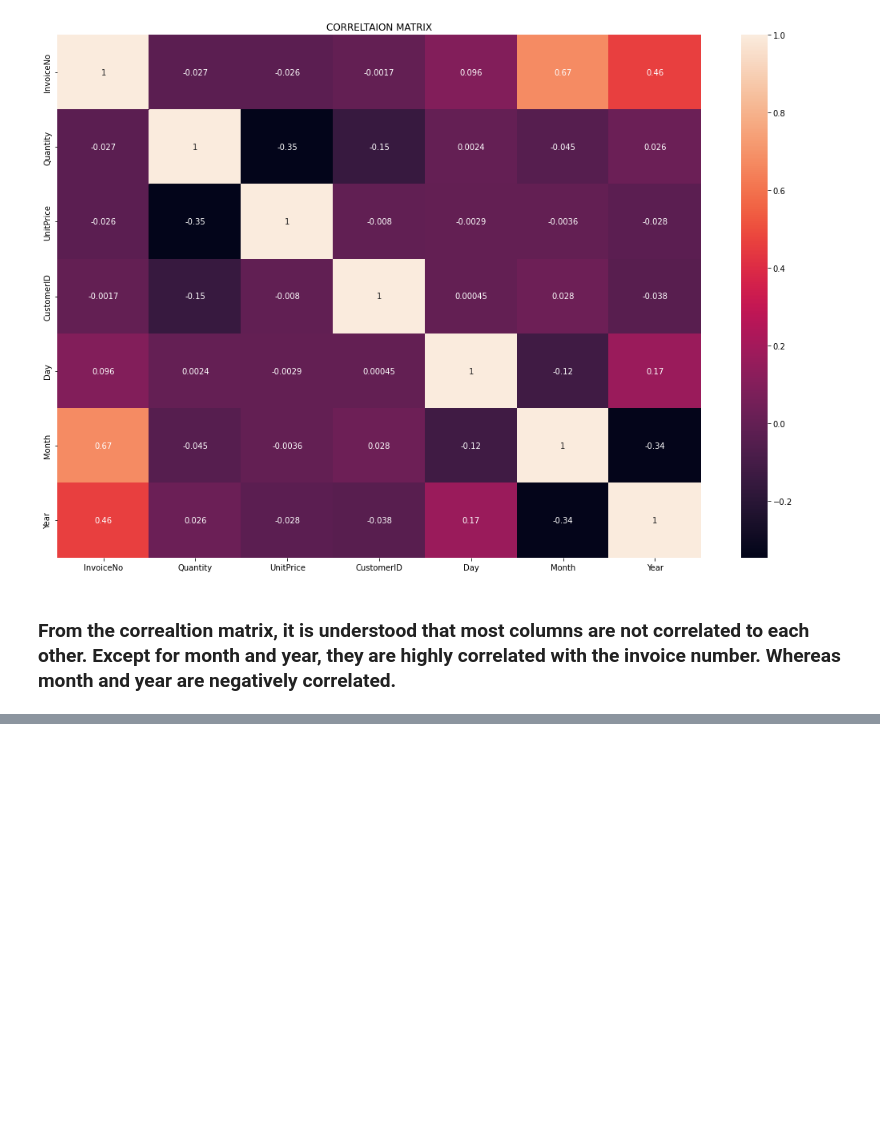
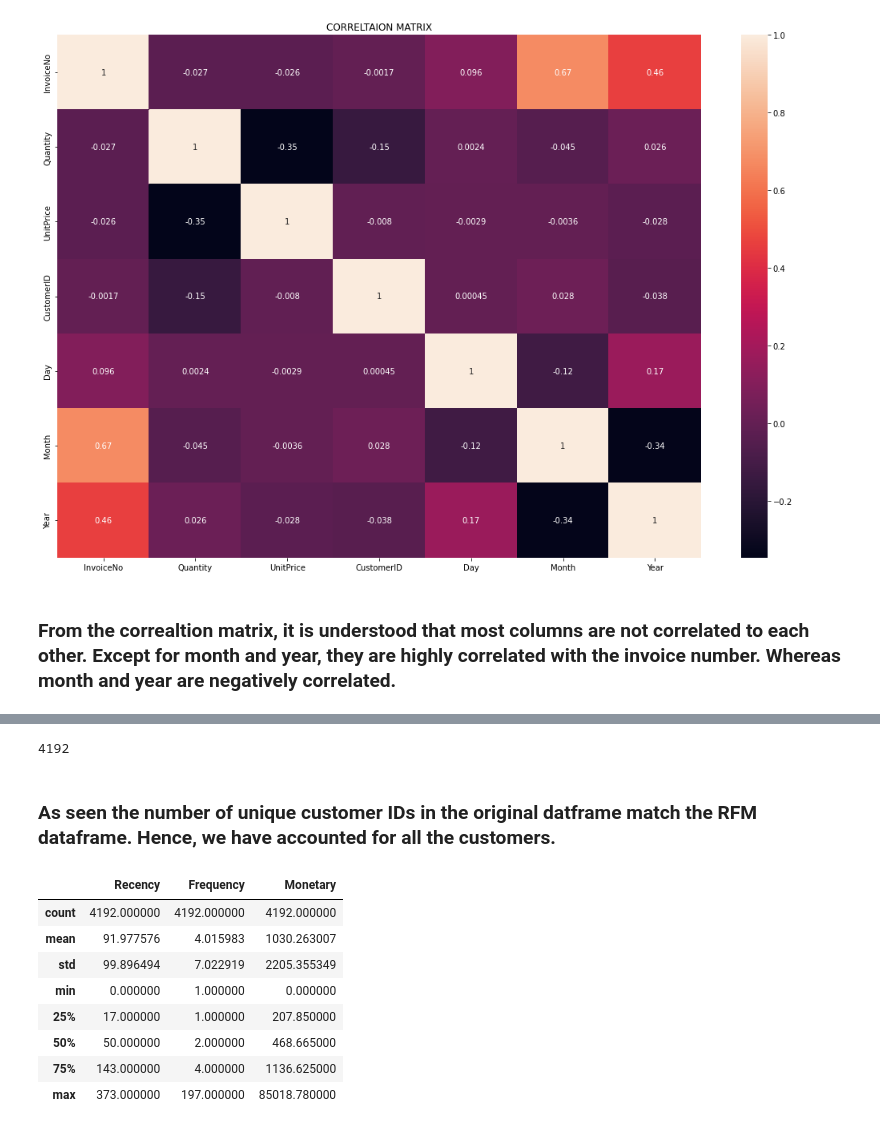
Before and after one commit to amolprabhu/Customer-Segmentation, a Jupyter notebook: Capstone_Project_Customer_Segmentation.ipynb, the cells around one changed output, grey strips where cells are left out. Cells and saved outputs as stored; diff of their text form; code cells hidden in the pictures; blank space fills up the shorter version.

```diff
--- a/Capstone_Project_Customer_Segmentation.ipynb
+++ b/Capstone_Project_Customer_Segmentation.ipynb
@@ -417,0 +503,7 @@ Text(0.5, 1.0, 'CORRELTAION MATRIX')
+# %%
+# Number of unique customer ID in the original dataframe
+data['CustomerID'].nunique()
+# %% [output]
+4192
+# %% [markdown]
+### As seen the number of unique customer IDs in the original datframe match the RFM dataframe. Hence, we have accounted for all the customers.
@@ -417,0 +513,12 @@ Text(0.5, 1.0, 'CORRELTAION MATRIX')
+# %%
+rfm_df.describe()
+# %% [output]
+|  | Recency | Frequency | Monetary |
+| count | 4192.000000 | 4192.000000 | 4192.000000 |
+| mean | 91.977576 | 4.015983 | 1030.263007 |
+| std | 99.896494 | 7.022919 | 2205.355349 |
+| min | 0.000000 | 1.000000 | 0.000000 |
+| 25% | 17.000000 | 1.000000 | 207.850000 |
+| 50% | 50.000000 | 2.000000 | 468.665000 |
+| 75% | 143.000000 | 4.000000 | 1136.625000 |
+| max | 373.000000 | 197.000000 | 85018.780000 |
```
Also changed, not shown: parts of 36 cells of this notebook.
